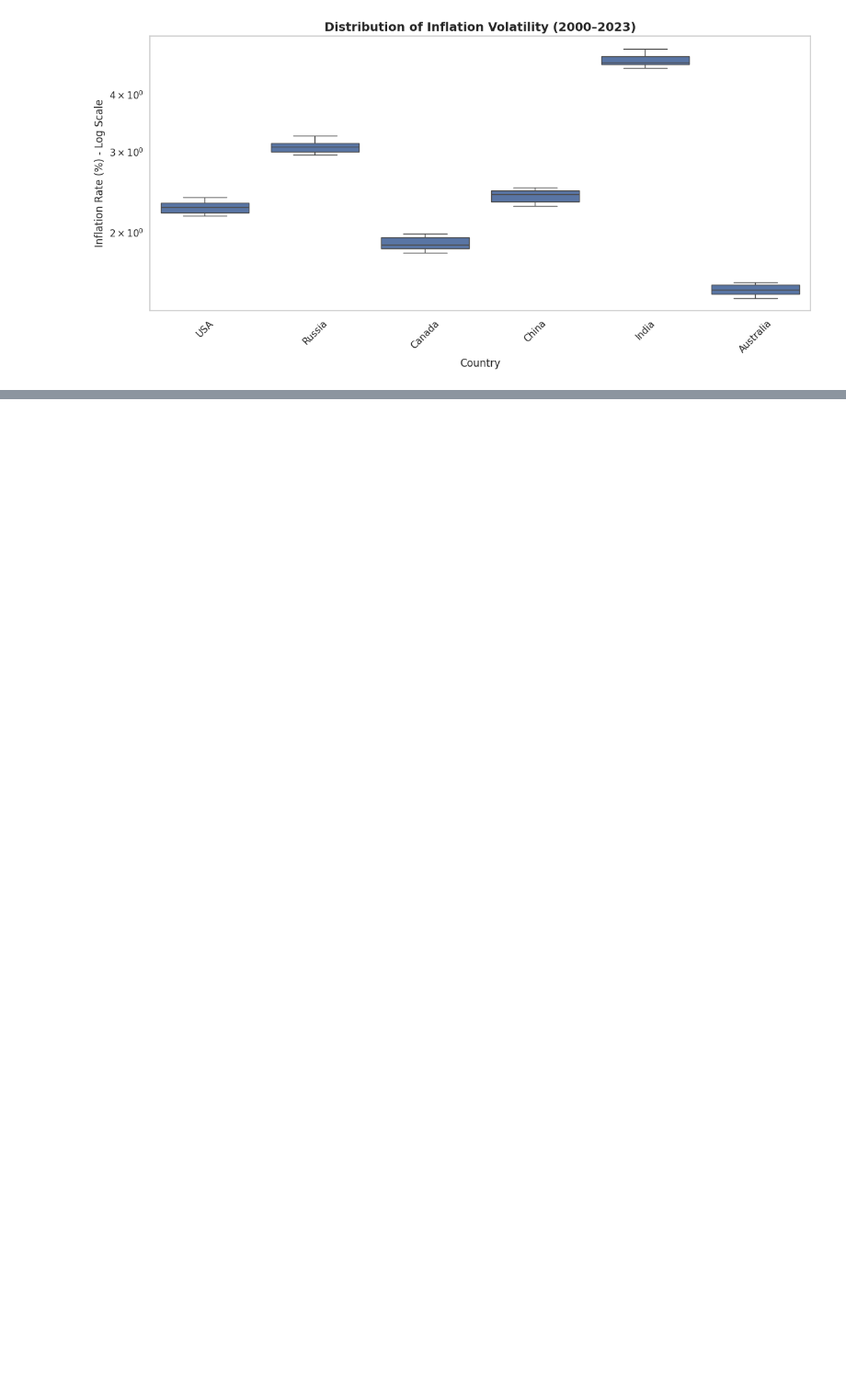
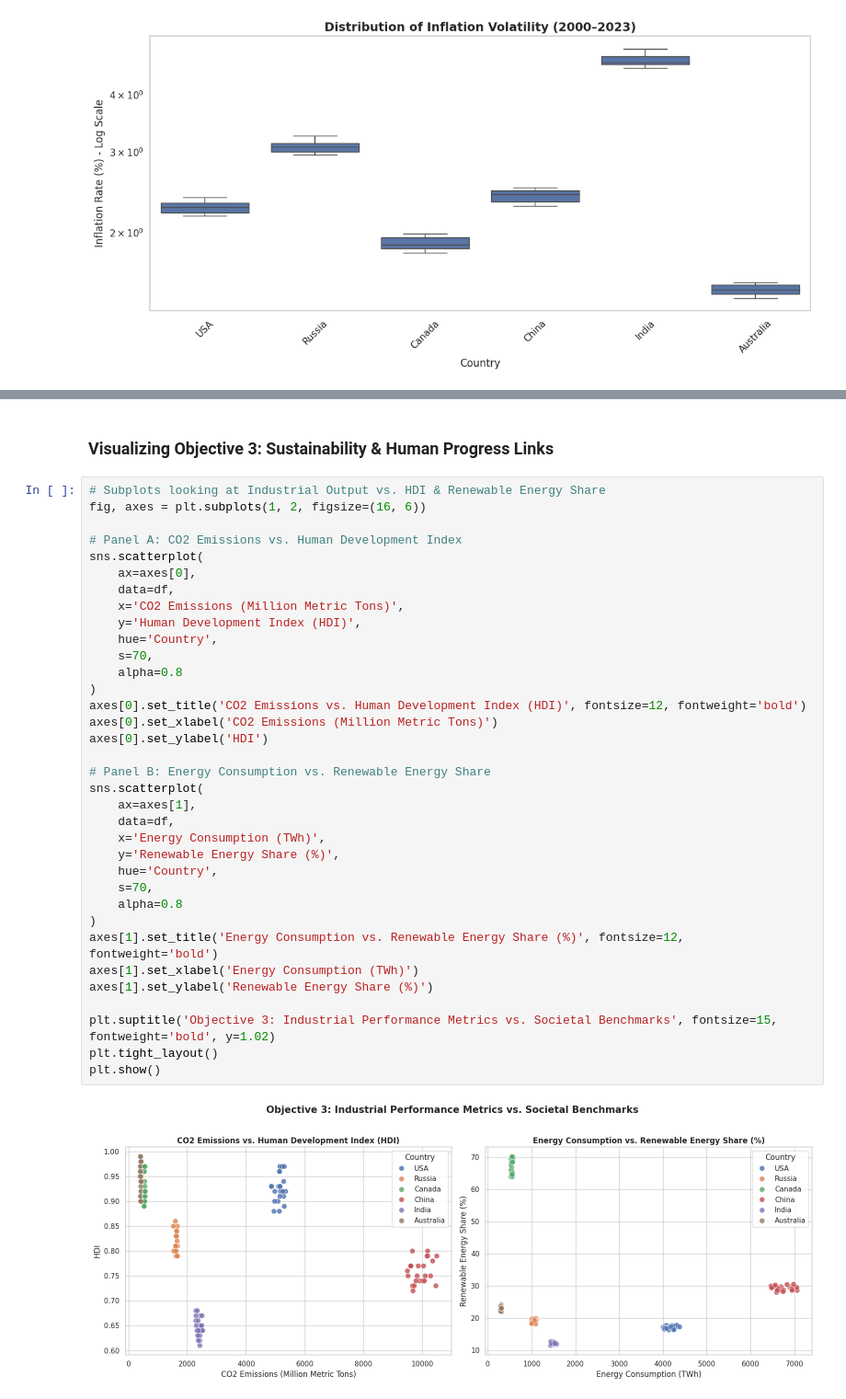
Before and after one commit to sitiekbal/CapstnPro_Econ.Analysis, a Jupyter notebook: Capstone_Project_Economic_Analysis.ipynb, the cells around one changed output, grey strips where cells are left out. Shown at 92% size. Drawn from its saved outputs; the diff is of its cells as text; blank space fills up the shorter version.

```diff
--- a/Capstone_Project_Economic_Analysis.ipynb
+++ b/Capstone_Project_Economic_Analysis.ipynb
@@ -97,0 +177,39 @@ dtype: int64
+# %% [markdown]
+### Visualizing Objective 3: Sustainability & Human Progress Links
+# %%
+# Subplots looking at Industrial Output vs. HDI & Renewable Energy Share
+fig, axes = plt.subplots(1, 2, figsize=(16, 6))
+
+# Panel A: CO2 Emissions vs. Human Development Index
+sns.scatterplot(
+    ax=axes[0],
+    data=df,
+    x='CO2 Emissions (Million Metric Tons)',
+    y='Human Development Index (HDI)',
+    hue='Country',
+    s=70,
+    alpha=0.8
+)
+axes[0].set_title('CO2 Emissions vs. Human Development Index (HDI)', fontsize=12, fontweight='bold')
+axes[0].set_xlabel('CO2 Emissions (Million Metric Tons)')
+axes[0].set_ylabel('HDI')
+
+# Panel B: Energy Consumption vs. Renewable Energy Share
+sns.scatterplot(
+    ax=axes[1],
+    data=df,
+    x='Energy Consumption (TWh)',
+    y='Renewable Energy Share (%)',
+    hue='Country',
+    s=70,
+    alpha=0.8
+)
+axes[1].set_title('Energy Consumption vs. Renewable Energy Share (%)', fontsize=12, fontweight='bold')
+axes[1].set_xlabel('Energy Consumption (TWh)')
+axes[1].set_ylabel('Renewable Energy Share (%)')
+
+plt.suptitle('Objective 3: Industrial Performance Metrics vs. Societal Benchmarks', fontsize=15, fontweight='bold', y=1.02)
+plt.tight_layout()
+plt.show()
+# %% [output]
+[figure, added]
```
Also changed, not shown: parts of 7 cells of this notebook.
